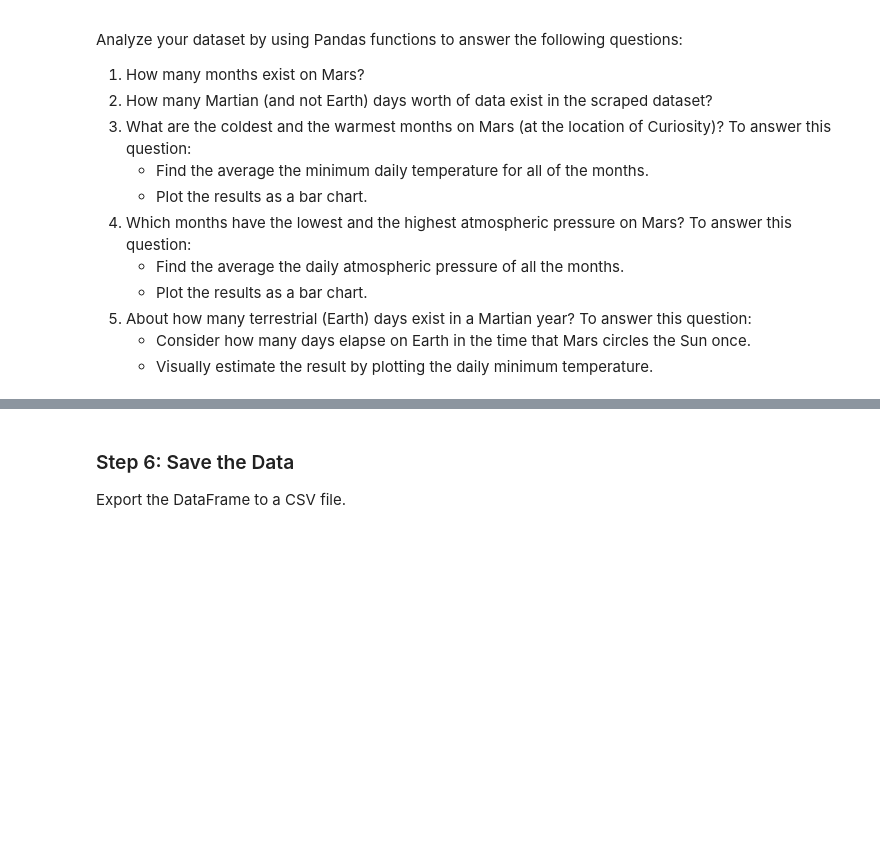
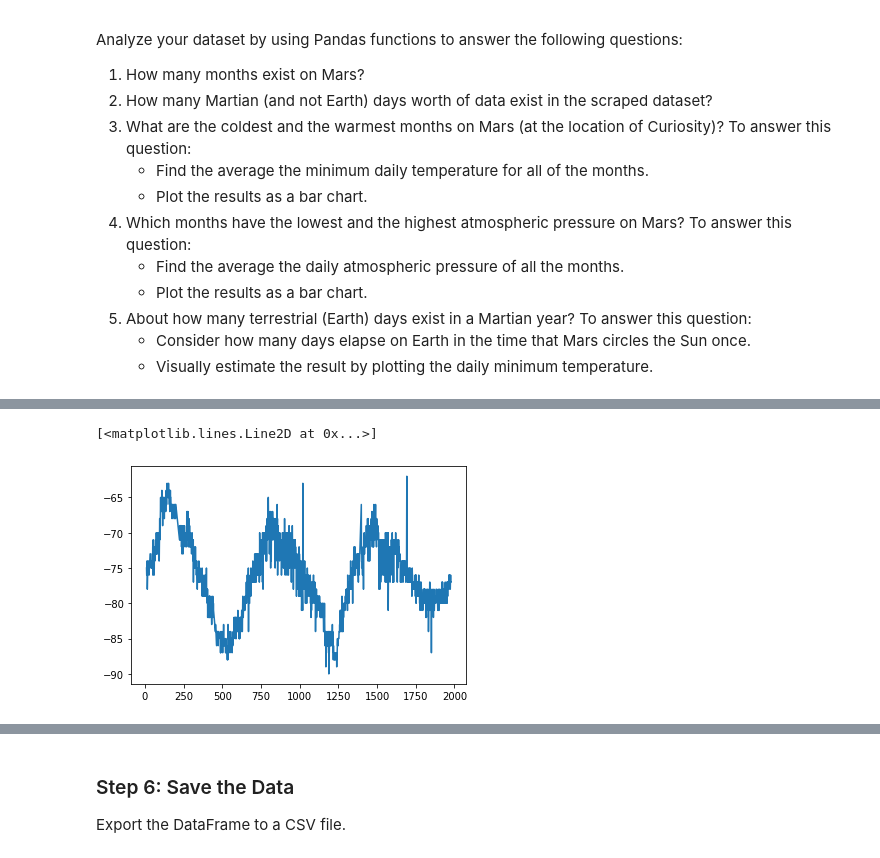
Before and after one commit to lilphonsdale/scraping-challenge, a Jupyter notebook: part_2_mars_weather.ipynb, the cells around one changed output, grey strips where cells are left out. Cells and saved outputs as stored; diff of their text form; code cells hidden in the pictures; blank space fills up the shorter version.

```diff
--- a/part_2_mars_weather.ipynb
+++ b/part_2_mars_weather.ipynb
@@ -176,0 +246,10 @@ The distance from peak to peak is roughly 1425-750, or 675 days. A year on Mars
+# %%
+# 5. How many terrestrial (earth) days are there in a Martian year?
+# About how many terrestrial (Earth) days exist in a Martian year? To answer this question:
+# Consider how many days elapse on Earth in the time that Mars circles the Sun once.
+# Visually estimate the result by plotting the daily minimum temperature.
+
+plt.plot(df['sol'],df['min_temp'])
+# %% [output]
+[<matplotlib.lines.Line2D at 0x...>]
+[figure, added]
```
Also changed, not shown: parts of 19 cells of this notebook, 1 other file.
